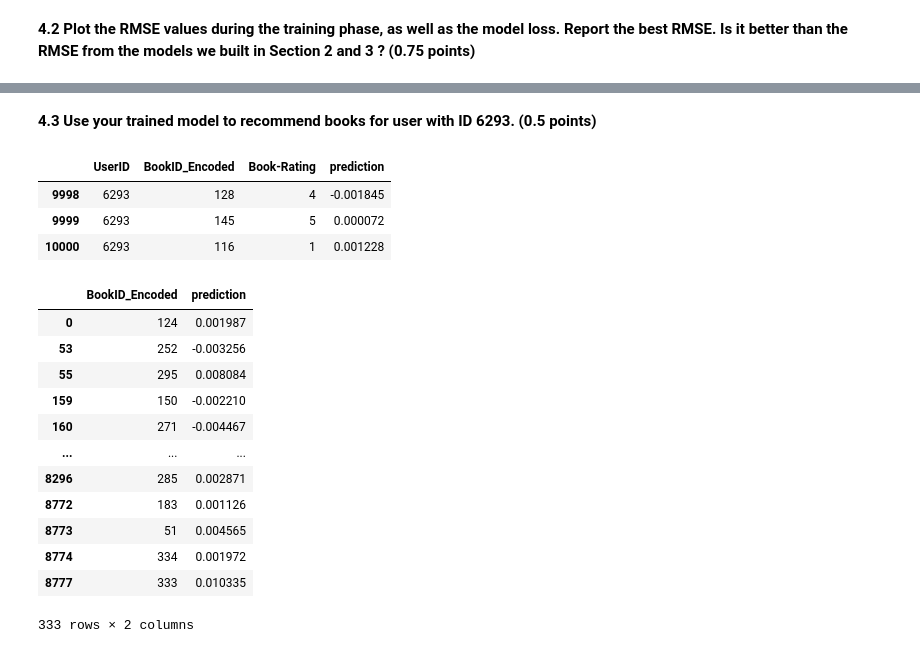
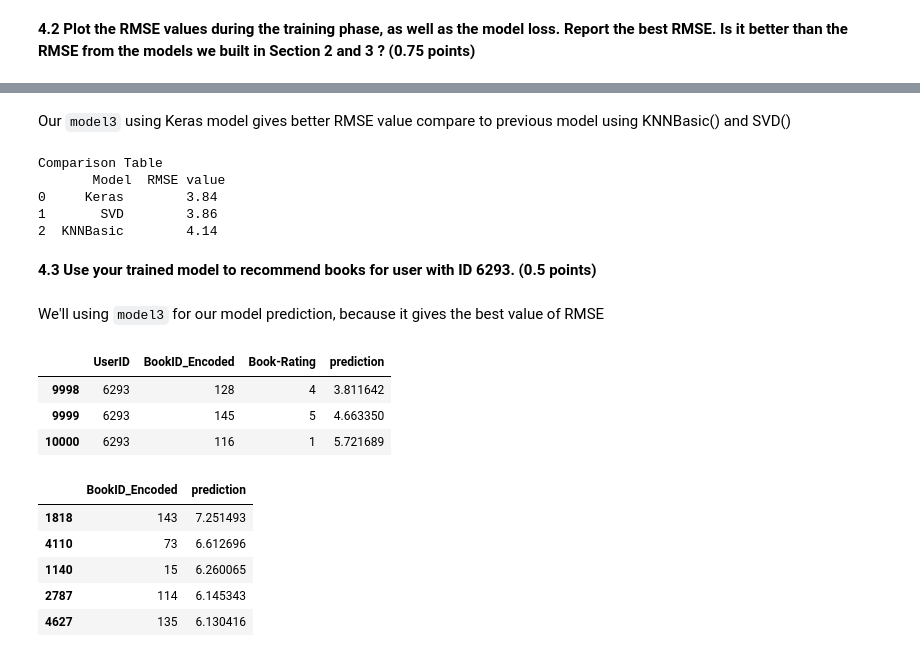
Before and after one commit to enliktjioe/bda2020, a Jupyter notebook: HW4/Homework_04_Enlik_Nga.ipynb, the cells around one changed output, grey strips where cells are left out. Saved outputs shown, nothing was run; the diff lists cells and outputs as text; code cells hidden in the pictures.

```diff
--- a/HW4/Homework_04_Enlik_Nga.ipynb
+++ b/HW4/Homework_04_Enlik_Nga.ipynb
@@ -921,0 +1032,2 @@ Minimum RMSE at epoch: 5 = 5.290111536280468
+# %%
+compile_fit_plot(model3, 3)
@@ -922,2 +1073,19 @@ Minimum RMSE at epoch: 5 = 5.290111536280468
+# %% [markdown]
+Our `model3` using Keras model gives better RMSE value compare to previous model using KNNBasic() and SVD()
+# %%
+# intialise data of lists.
+data = {'Model':['Keras', 'SVD', 'KNNBasic'], 'RMSE value':[3.84, 3.86, 4.14]}
+
+# Create DataFrame
+rmse_comparison = pd.DataFrame(data)
+
+# Print the output.
+print("Comparison Table \n", rmse_comparison)
+# %% [output]
+Comparison Table
+       Model  RMSE value
+0     Keras        3.84
+1       SVD        3.86
+2  KNNBasic        4.14
 # %% [markdown]
 **4.3 Use your trained model to recommend books for user with ID 6293. (0.5 points)**
@@ -926,23 +1092,22 @@ user_ratings_1, recommendations_1 = predict_recommend(model1,6293)
-# %%
-user_ratings_1
-# %% [output]
-|  | UserID | BookID_Encoded | Book-Rating | prediction |
-| 9998 | 6293 | 128 | 4 | -0.001845 |
-| 9999 | 6293 | 145 | 5 | 0.000072 |
-| 10000 | 6293 | 116 | 1 | 0.001228 |
-# %%
-recommendations_1
-# %% [output]
-|  | BookID_Encoded | prediction |
-| 0 | 124 | 0.001987 |
-| 53 | 252 | -0.003256 |
-| 55 | 295 | 0.008084 |
-| 159 | 150 | -0.002210 |
-| 160 | 271 | -0.004467 |
-| ... | ... | ... |
-| 8296 | 285 | 0.002871 |
-| 8772 | 183 | 0.001126 |
-| 8773 | 51 | 0.004565 |
-| 8774 | 334 | 0.001972 |
-| 8777 | 333 | 0.010335 |
-333 rows × 2 columns
+# %% [markdown]
+We'll using `model3` for our model prediction, because it gives the best value of RMSE
+# %%
+user_ratings_3, recommendations_3 = predict_recommend(model3,6293)
+# %%
+user_ratings_3
+# %% [output]
+|  | UserID | BookID_Encoded | Book-Rating | prediction |
+| 9998 | 6293 | 128 | 4 | 3.811642 |
+| 9999 | 6293 | 145 | 5 | 4.663350 |
+| 10000 | 6293 | 116 | 1 | 5.721689 |
+# %%
+# recommendations_3
+result = recommendations_3.sort_values(by=['prediction'], ascending = False).head(5)
+result
+# %% [output]
+|  | BookID_Encoded | prediction |
+| 1818 | 143 | 7.251493 |
+| 4110 | 73 | 6.612696 |
+| 1140 | 15 | 6.260065 |
+| 2787 | 114 | 6.145343 |
+| 4627 | 135 | 6.130416 |
```
Also changed, not shown: parts of 16 cells of this notebook.
